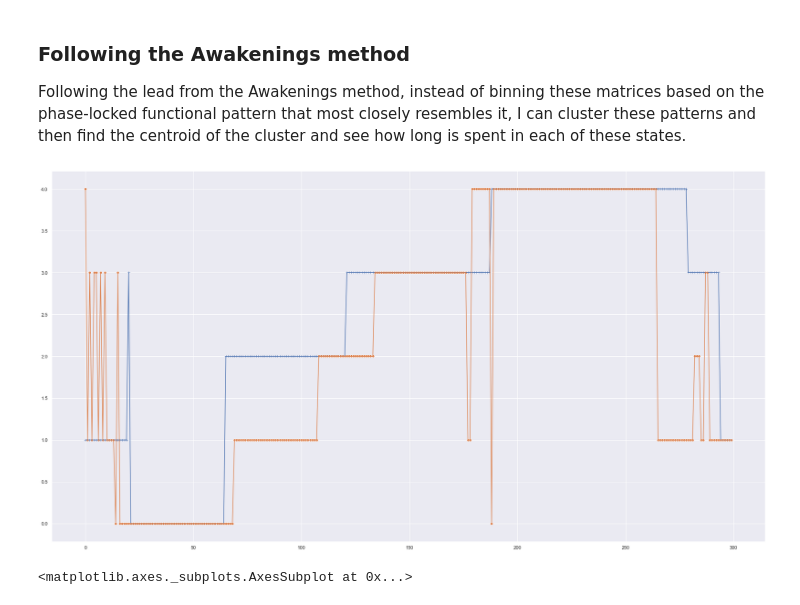
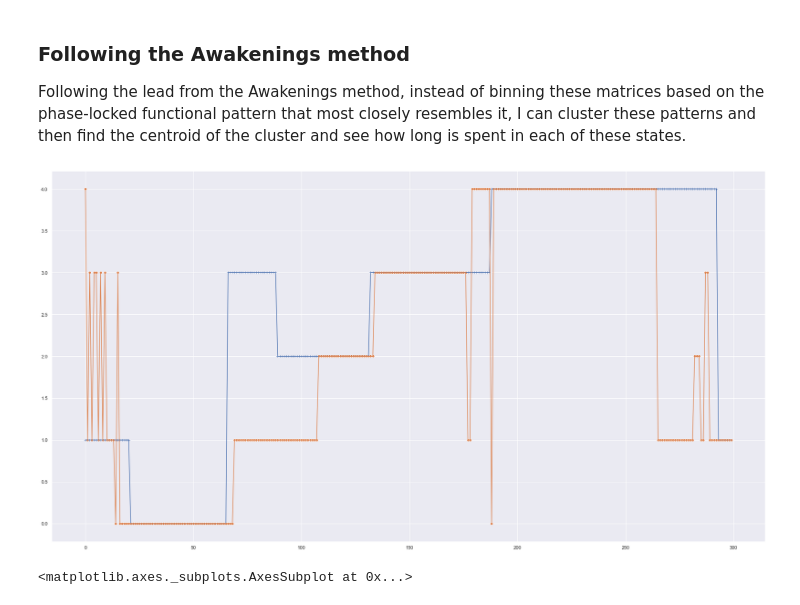
Before and after one commit to rnartallo/kuramotocontrol, a Jupyter notebook: PhaseLocking.ipynb, the cells around one changed output. Drawn from its saved outputs; the diff is of its cells as text; code cells hidden in the pictures.

```diff
--- a/PhaseLocking.ipynb
+++ b/PhaseLocking.ipynb
@@ -333,14 +330,14 @@ for t in range(0,300):
 ConcatenatedCosPhaseDifferences = np.array(ConcatenatedCosPhaseDifferences)
 kmeans = KMeans(n_clusters=5).fit(ConcatenatedCosPhaseDifferences)
 # %%
-mapping = {1:4,2:2,3:3,0:0,4:1}
-clusters = [mapping[i] for i in kmeans.labels_]
+#mapping = {3:4,2:0,1:3,0:2,4:1}
+#clusters = [mapping[i] for i in kmeans.labels_]
 ax = sns.scatterplot(range(0,300),clusters,marker='+')
 ax = sns.scatterplot(clustering[:,0],clustering[:,1],marker='o')
 ax = sns.lineplot(range(0,300),clusters)
 ax = sns.lineplot(clustering[:,0],clustering[:,1])
 # %% [output]
-[figure, old version]
+[figure, new version]
 # %%
 # Elbow analysis rather than silhouette
 
```
Also changed, not shown: parts of 10 cells of this notebook, 1 other file.
